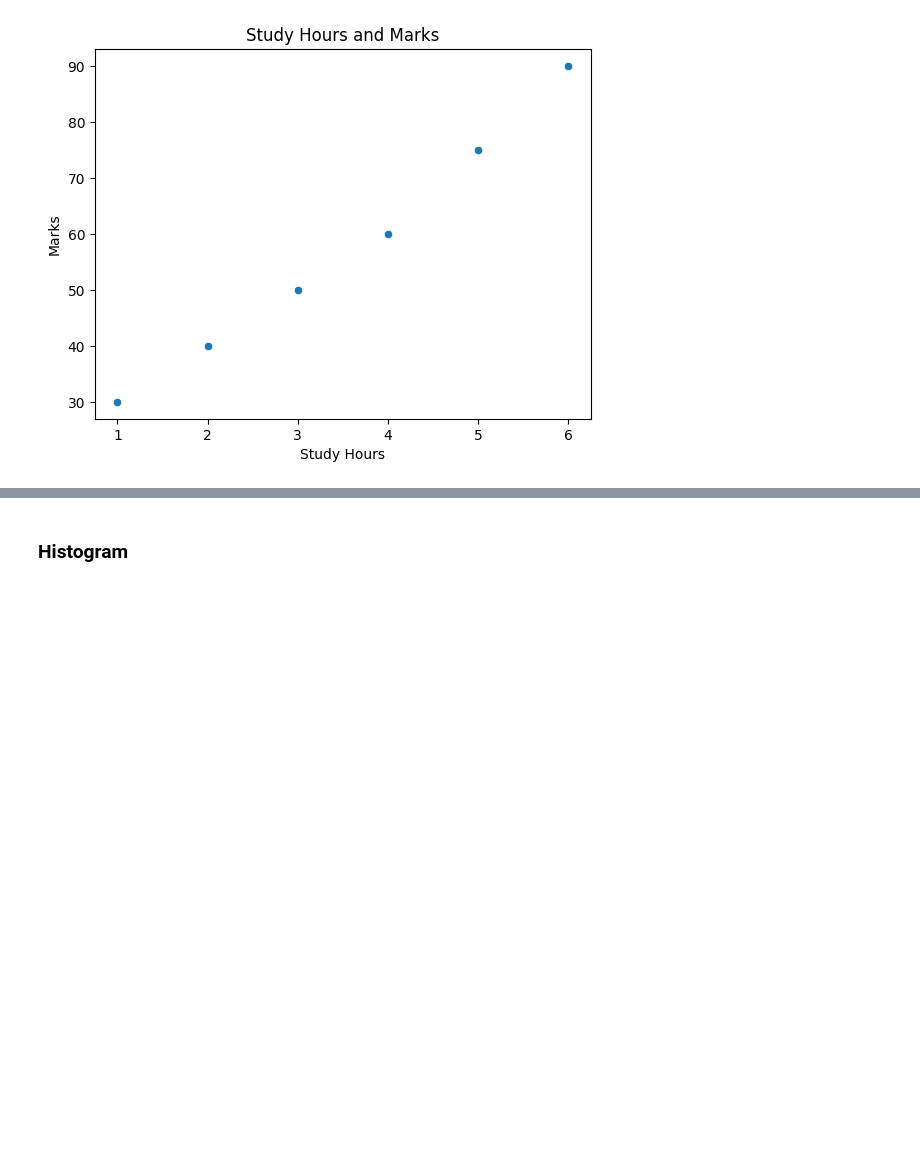
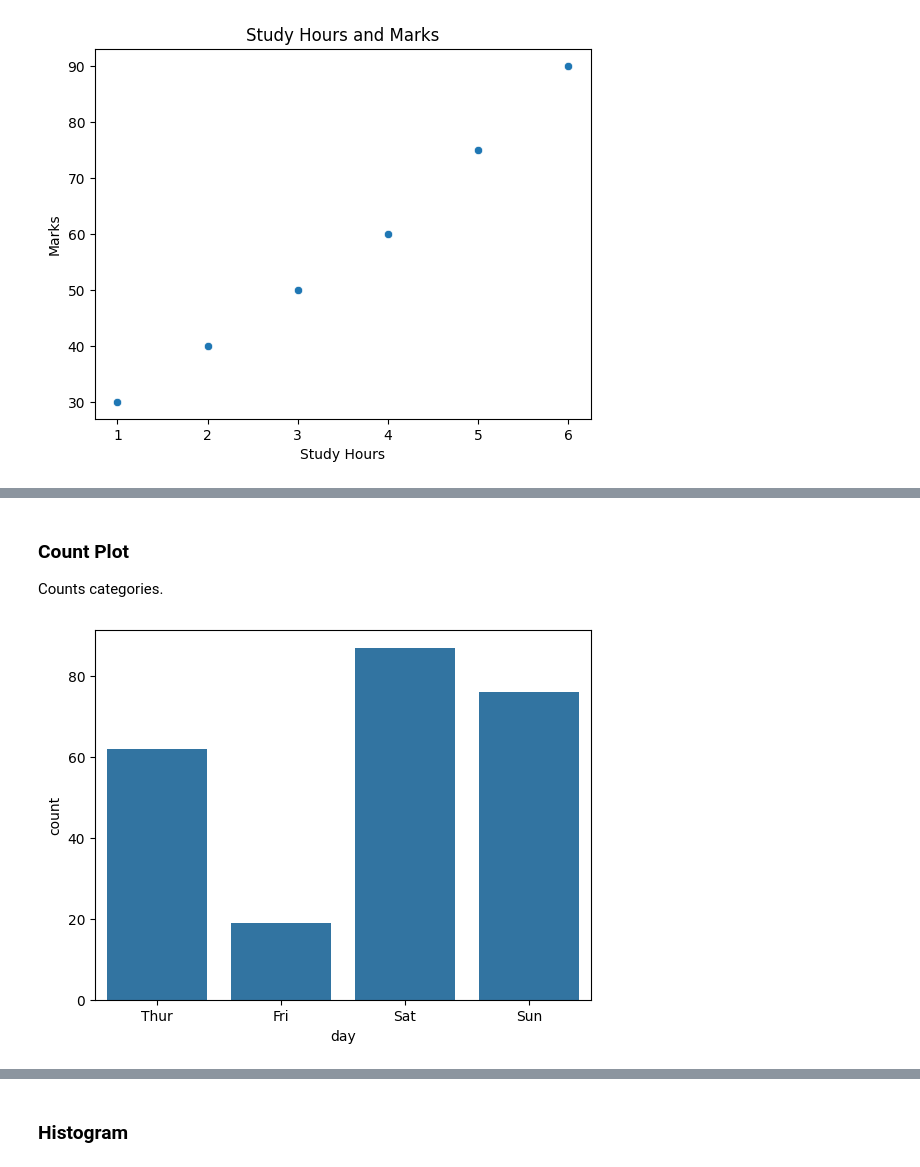
Before and after one commit to bishalstha-007/Python, a Jupyter notebook: Data_Visualization/Seaborn.ipynb, the cells around one changed output, grey strips where cells are left out. Drawn from its saved outputs; the diff is of its cells as text; code cells hidden in the pictures; blank space fills up the shorter version.

```diff
--- a/Data_Visualization/Seaborn.ipynb
+++ b/Data_Visualization/Seaborn.ipynb
@@ -21,0 +45,10 @@ plt.show()
+# %% [markdown]
+### Count Plot
+Counts categories.
+# %%
+# same tips data.
+# Most tips
+sns.countplot(x="day", data= tips)
+plt.show()
+# %% [output]
+[figure, added]
```
Also changed, not shown: parts of 16 cells of this notebook.
